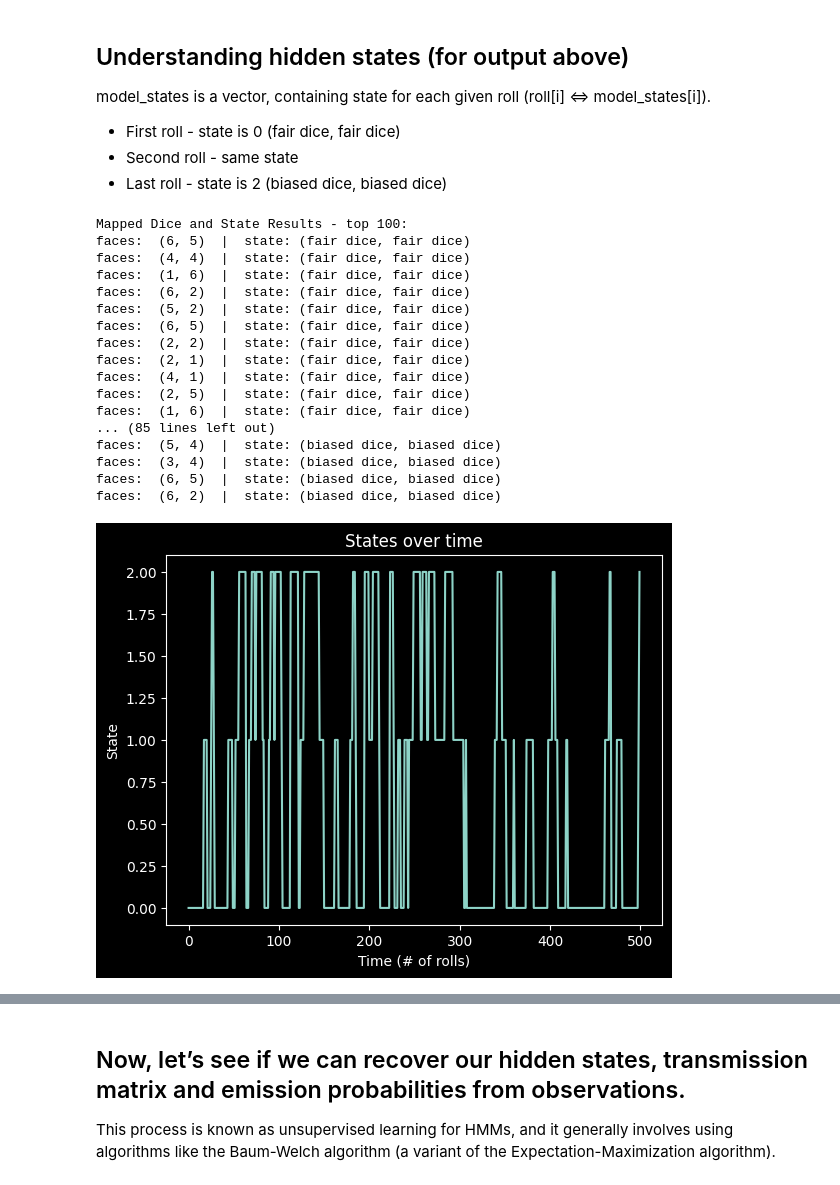
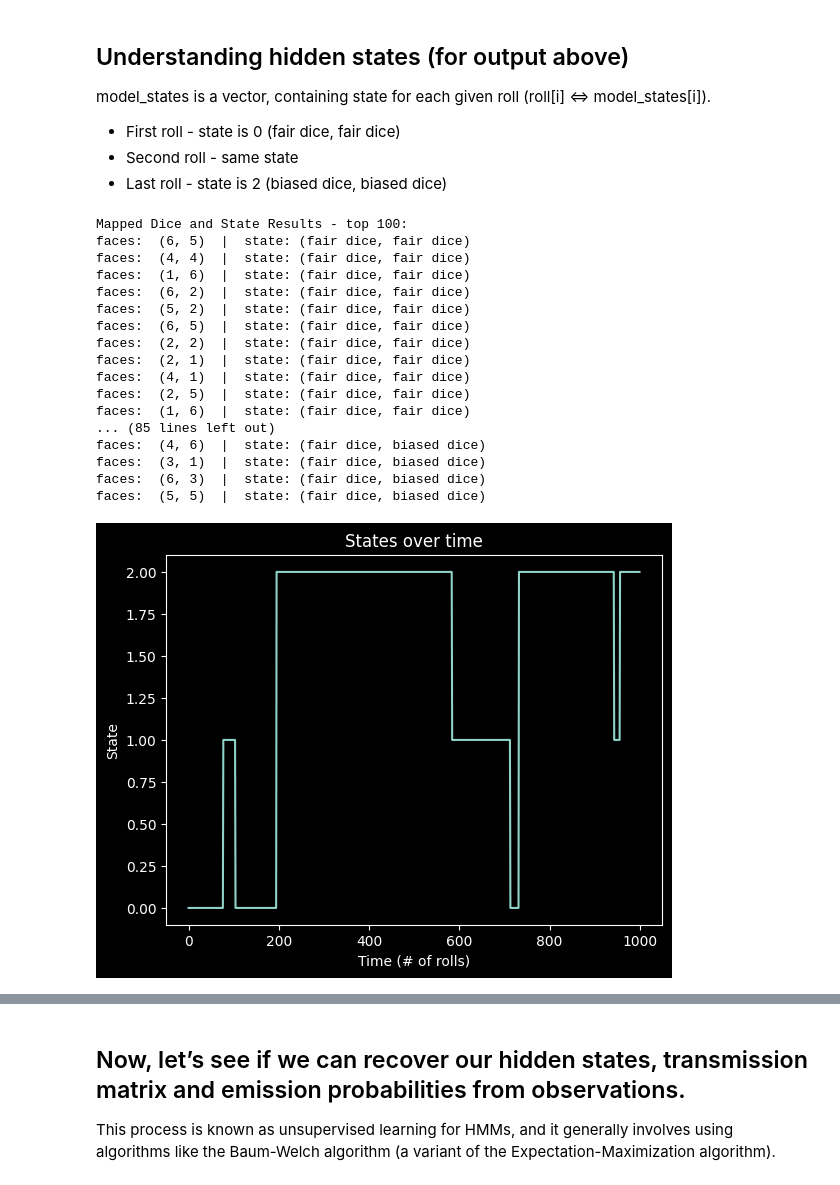
Before and after one commit to smnsht/msc-assignments, a Jupyter notebook: hmm_ml2/rolling_dice.ipynb, the cells around one changed output, grey strips where cells are left out. Cells and saved outputs as stored; diff of their text form; code cells hidden in the pictures.

```diff
--- a/hmm_ml2/rolling_dice.ipynb
+++ b/hmm_ml2/rolling_dice.ipynb
@@ -31,9 +31,9 @@ start_probabilities = np.array([1.0, 0.0, 0.0])
 
 # Define transition probabilities
 trans_probabilities = np.array([
-    [0.87, 0.1, 0.03],
-    [0.1, 0.8, 0.1],
-    [0.03, 0.1, 0.87]
+    [0.98, 0.01, 0.01],
+    [0.01, 0.98, 0.01],
+    [0.00, 0.01, 0.99]
 ])
 
 # Define emission probabilities
@@ -103,7 +103,7 @@ gen_model.transmat_ = trans_probabilities
 gen_model.emissionprob_ = emission_probabilities
 # %%
 # Simulate a sequence of flips
-n_flips = 1000
+n_flips = 10000
 rolls, gen_states = gen_model.sample(n_flips)
 rolls[:10]
 # %% [output]
@@ -178,20 +162,20 @@ faces:  (4, 1)  |  state: (fair dice, fair dice)
 faces:  (2, 5)  |  state: (fair dice, fair dice)
 faces:  (1, 6)  |  state: (fair dice, fair dice)
 ... (85 lines left out)
-faces:  (5, 4)  |  state: (biased dice, biased dice)
-faces:  (3, 4)  |  state: (biased dice, biased dice)
-faces:  (6, 5)  |  state: (biased dice, biased dice)
-faces:  (6, 2)  |  state: (biased dice, biased dice)
+faces:  (4, 6)  |  state: (fair dice, biased dice)
+faces:  (3, 1)  |  state: (fair dice, biased dice)
+faces:  (6, 3)  |  state: (fair dice, biased dice)
+faces:  (5, 5)  |  state: (fair dice, biased dice)
 # %%
 # plot states over time, let's just look at the first rolls for clarity
 fig, ax = plt.subplots()
-ax.plot(gen_states[:500])
+ax.plot(gen_states[:1000])
 ax.set_title('States over time')
 ax.set_xlabel('Time (# of rolls)')
 ax.set_ylabel('State')
 fig.show()
 # %% [output]
-[figure, old version]
+[figure, new version]
 # %%
 # Just to confirm cheating we will plot the frequencies for each dice face
 
```
Also changed, not shown: parts of 11 cells of this notebook.
